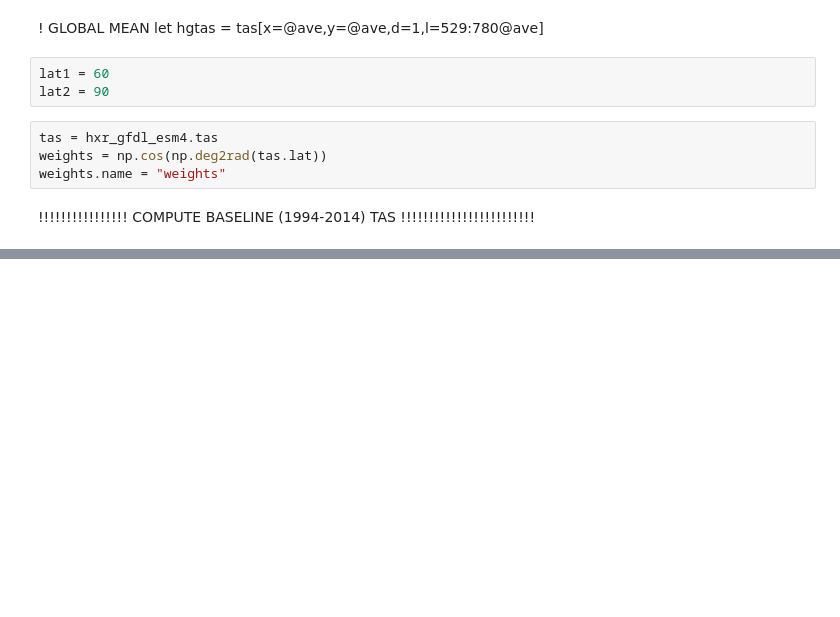
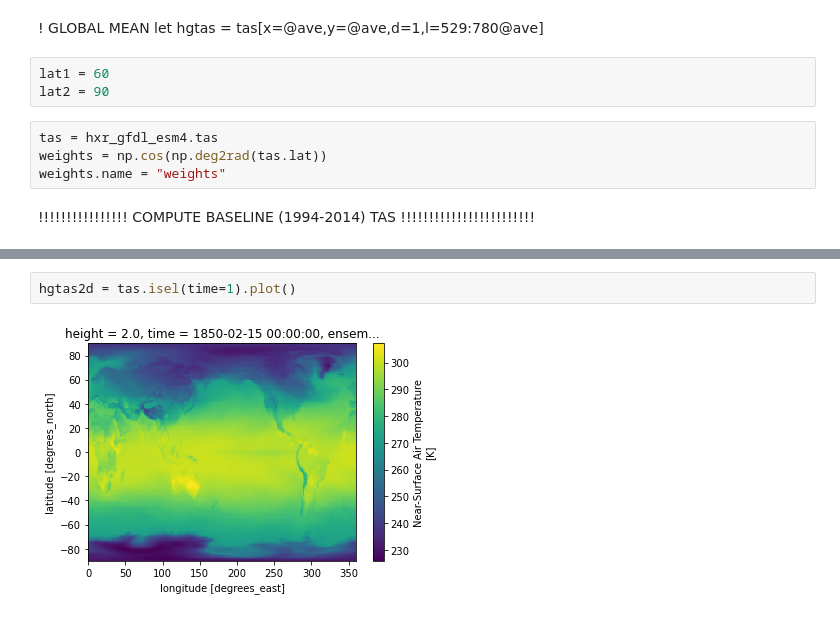
Before and after one commit to aradhakrishnanGFDL/gfdl-aws-analysis, a Jupyter notebook: examples/intake-esm-s3-nc-simple-access.ipynb, the cells around one changed output, grey strips where cells are left out. Cells and saved outputs as stored; diff of their text form; blank space fills up the shorter version.

```diff
--- a/examples/intake-esm-s3-nc-simple-access.ipynb
+++ b/examples/intake-esm-s3-nc-simple-access.ipynb
@@ -150,0 +159,4 @@ print(hatas)#hatas 264.5 from Ferret
+# %%
+hgtas2d = tas.isel(time=1).plot()
+# %% [output]
+[figure, added]
```
Also changed, not shown: parts of 15 cells of this notebook.
